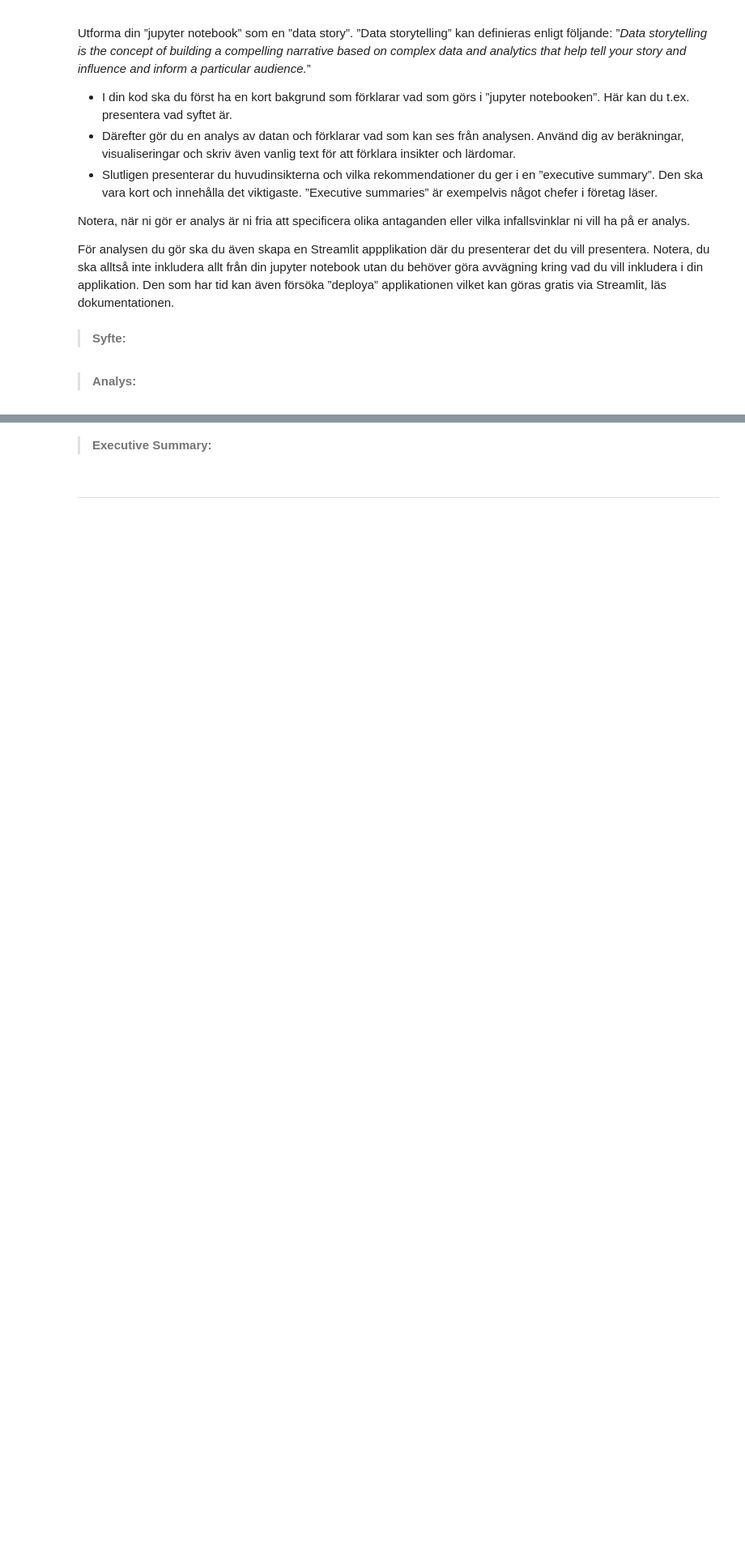
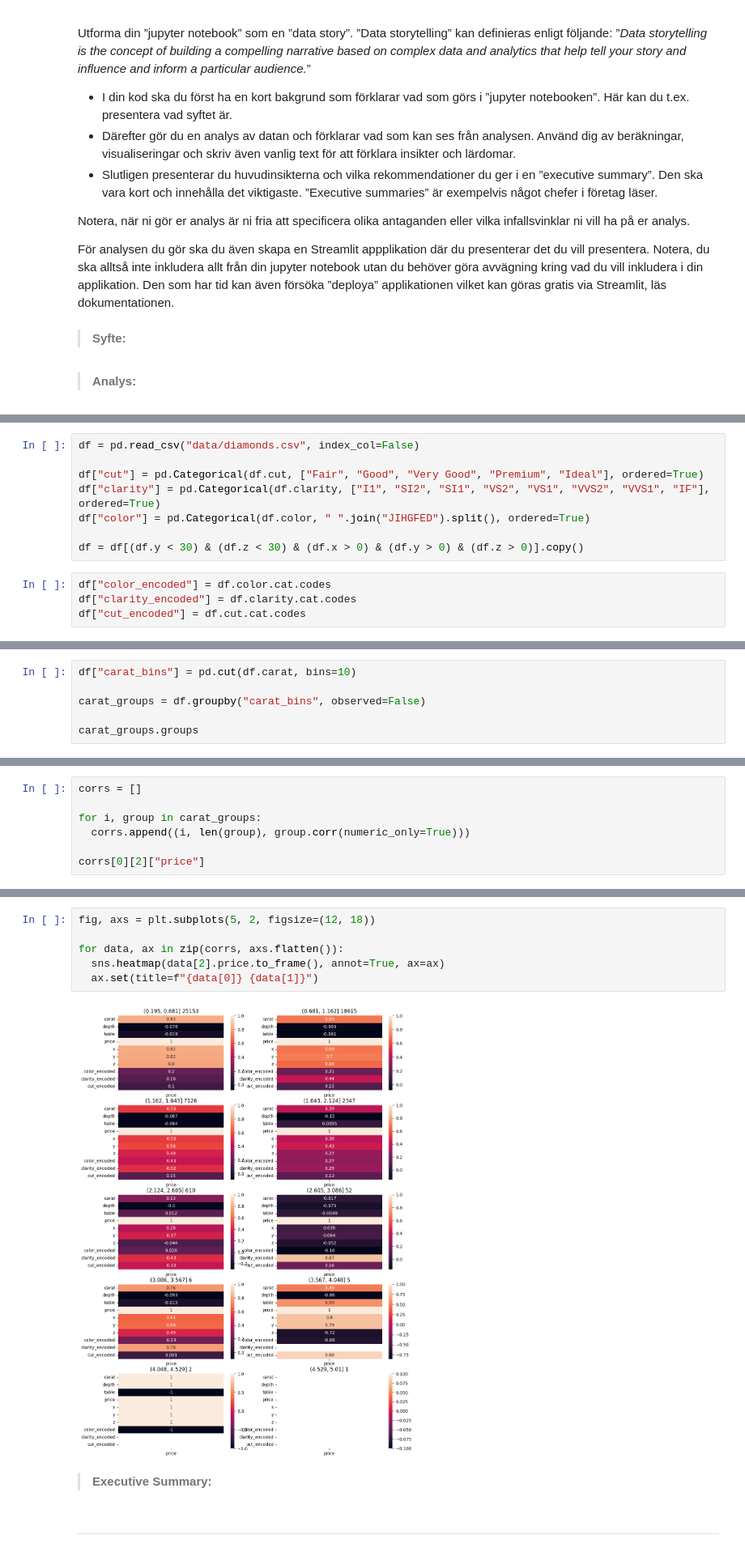
Before and after one commit to Livorya/python-assignment, a Jupyter notebook: kunskapskontroll.ipynb, the cells around one changed output, grey strips where cells are left out. Shown at 81% size. Drawn from its saved outputs; the diff is of its cells as text; blank space fills up the shorter version.

Commit message:
added the teachers example on some interesting analysis of the diamonds data

```diff
--- a/kunskapskontroll.ipynb
+++ b/kunskapskontroll.ipynb
@@ -100,0 +107,12 @@ För analysen du gör ska du även skapa en Streamlit appplikation där du prese
+# %%
+df = pd.read_csv("data/diamonds.csv", index_col=False)
+
+df["cut"] = pd.Categorical(df.cut, ["Fair", "Good", "Very Good", "Premium", "Ideal"], ordered=True)
+df["clarity"] = pd.Categorical(df.clarity, ["I1", "SI2", "SI1", "VS2", "VS1", "VVS2", "VVS1", "IF"], ordered=True)
+df["color"] = pd.Categorical(df.color, " ".join("JIHGFED").split(), ordered=True)
+
+df = df[(df.y < 30) & (df.z < 30) & (df.x > 0) & (df.y > 0) & (df.z > 0)].copy()
+# %%
+df["color_encoded"] = df.color.cat.codes
+df["clarity_encoded"] = df.clarity.cat.codes
+df["cut_encoded"] = df.cut.cat.codes
@@ -100,0 +147,6 @@ För analysen du gör ska du även skapa en Streamlit appplikation där du prese
+# %%
+df["carat_bins"] = pd.cut(df.carat, bins=10)
+
+carat_groups = df.groupby("carat_bins", observed=False)
+
+carat_groups.groups
@@ -100,0 +155,7 @@ För analysen du gör ska du även skapa en Streamlit appplikation där du prese
+# %%
+corrs = []
+
+for i, group in carat_groups:
+  corrs.append((i, len(group), group.corr(numeric_only=True)))
+
+corrs[0][2]["price"]
@@ -101,3 +174,11 @@ För analysen du gör ska du även skapa en Streamlit appplikation där du prese
+# %%
+fig, axs = plt.subplots(5, 2, figsize=(12, 18))
+
+for data, ax in zip(corrs, axs.flatten()):
+  sns.heatmap(data[2].price.to_frame(), annot=True, ax=ax)
+  ax.set(title=f"{data[0]} {data[1]}")
+# %% [output]
+[figure, added]
 # %% [markdown]
 >**Executive Summary:**
 # %% [markdown]
```
Also changed, not shown: parts of 6 cells of this notebook.
